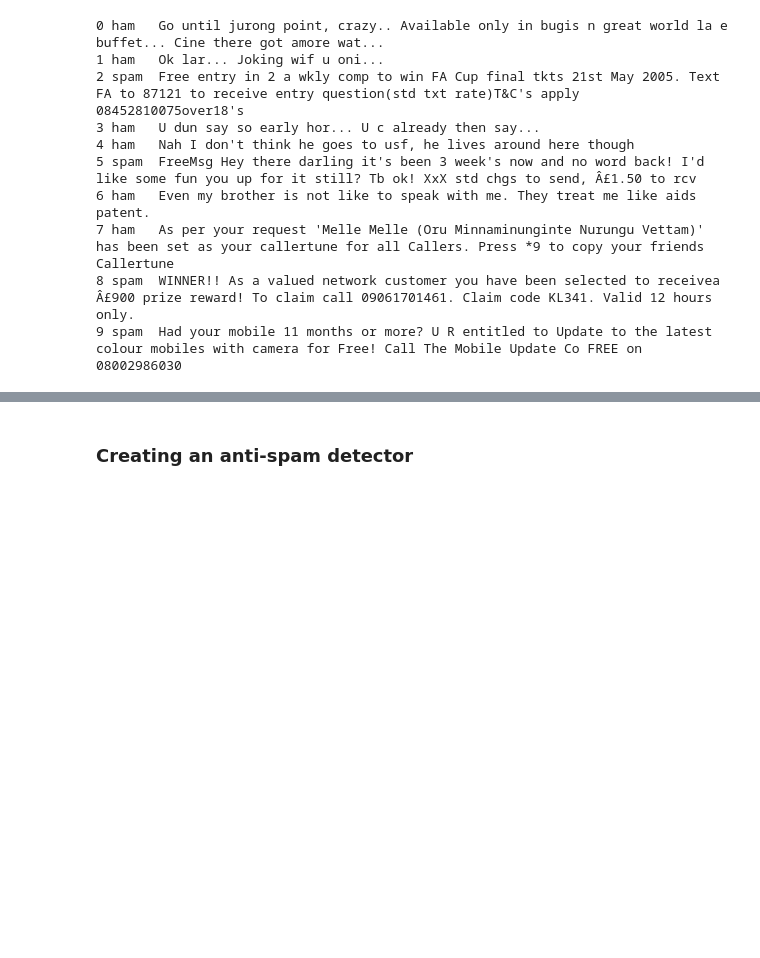
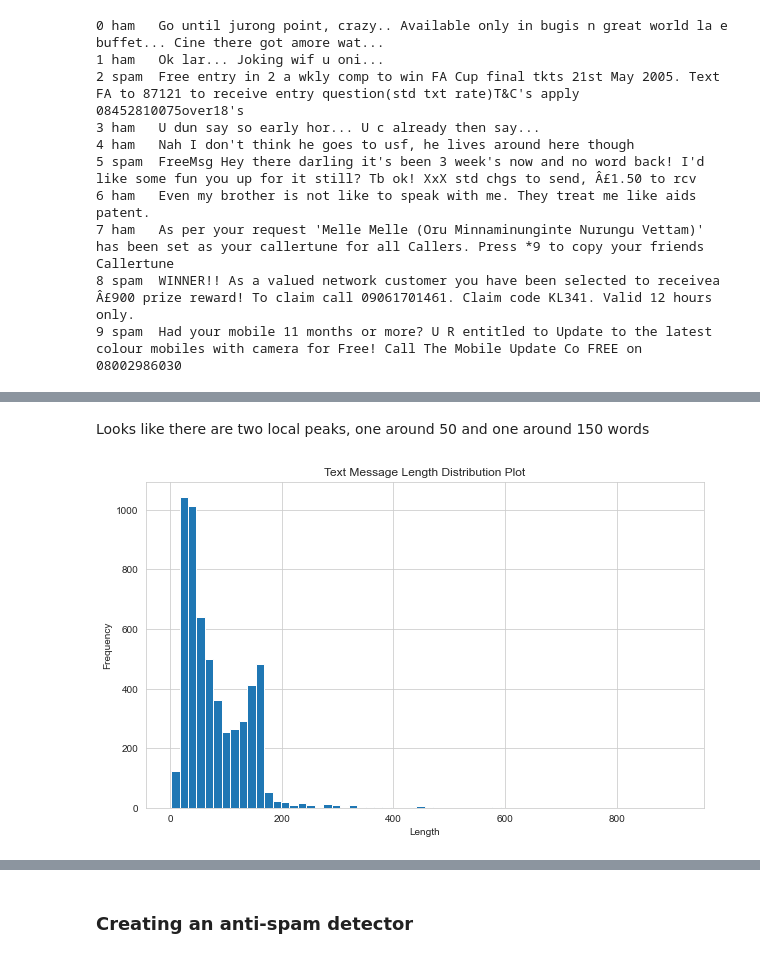
Before and after one commit to maciej-ziaja/Spam-Detector, a Jupyter notebook: spam_detector.ipynb, the cells around one changed output, grey strips where cells are left out. Saved outputs shown, nothing was run; the diff lists cells and outputs as text; code cells hidden in the pictures; blank space fills up the shorter version.

```diff
--- a/spam_detector.ipynb
+++ b/spam_detector.ipynb
@@ -84,0 +76,10 @@ messages.hist(column='length', by='label', bins=50,figsize=(12,4));
+# %% [markdown]
+Looks like there are two local peaks, one around 50 and one around 150 words
+# %%
+plt.figure(figsize=(10, 6))
+plt.title('Text Message Length Distribution Plot')
+plt.xlabel('Length')
+sns.set_style('whitegrid')
+messages['Length'].plot(bins=60, kind='hist');
+# %% [output]
+[figure, added]
```
Also changed, not shown: parts of 62 cells of this notebook, 1 other file.
